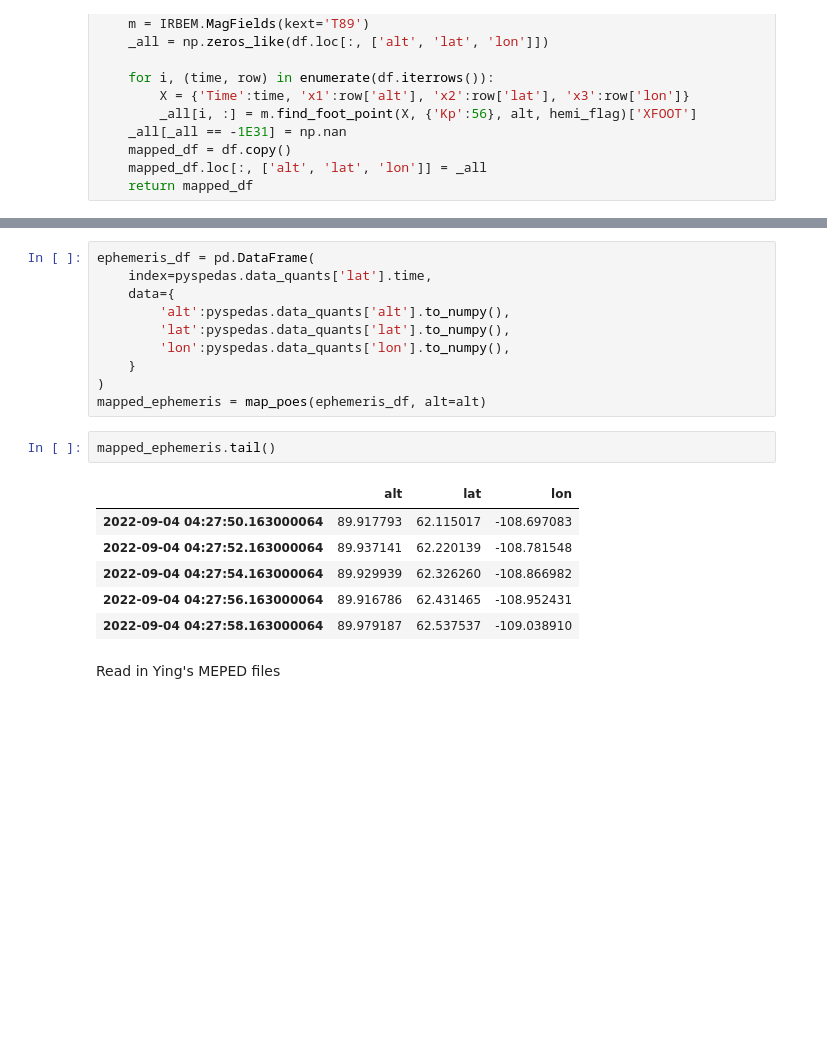
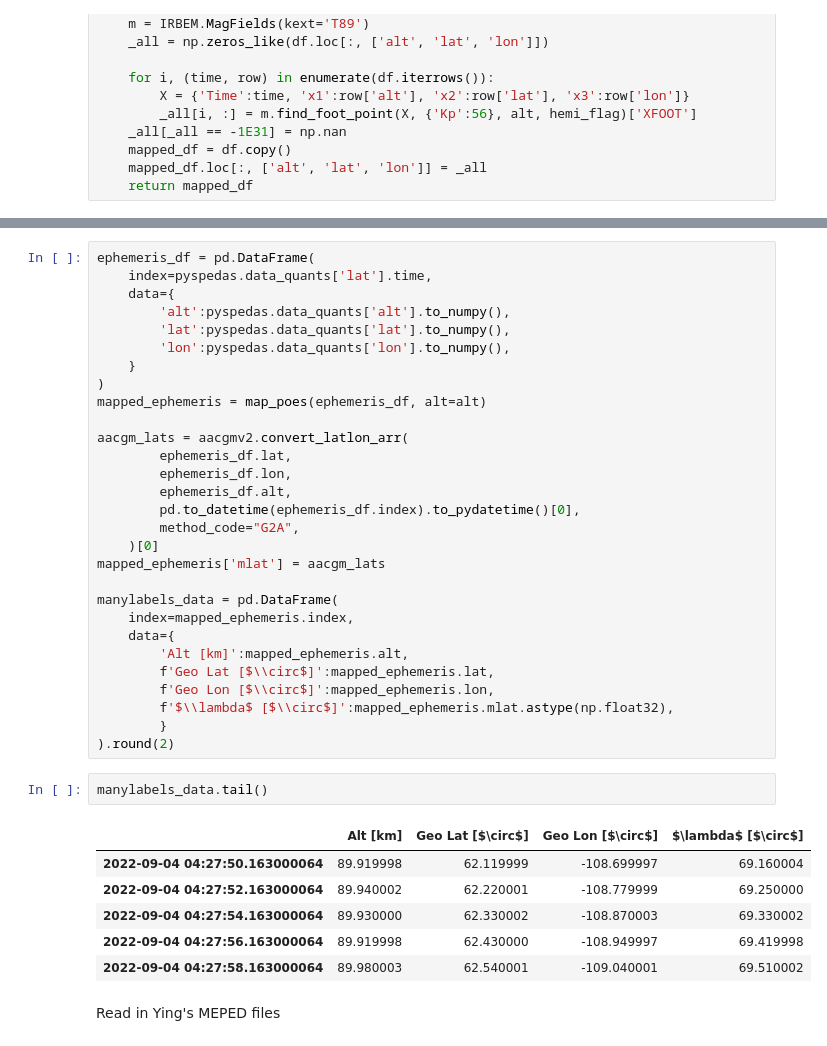
Before and after one commit to mshumko/elfinasi, a Jupyter notebook: src/20240904_substorm_study/20220904_0425_trex_poes_conjunction.ipynb, the cells around one changed output, grey strips where cells are left out. Cells and saved outputs as stored; diff of their text form; blank space fills up the shorter version.

```diff
--- a/src/20240904_substorm_study/20220904_0425_trex_poes_conjunction.ipynb
+++ b/src/20240904_substorm_study/20220904_0425_trex_poes_conjunction.ipynb
@@ -66,15 +67,34 @@ ephemeris_df = pd.DataFrame(
     }
 )
 mapped_ephemeris = map_poes(ephemeris_df, alt=alt)
+
+aacgm_lats = aacgmv2.convert_latlon_arr(
+        ephemeris_df.lat,
+        ephemeris_df.lon,
+        ephemeris_df.alt,
+        pd.to_datetime(ephemeris_df.index).to_pydatetime()[0],
+        method_code="G2A",
+    )[0]
+mapped_ephemeris['mlat'] = aacgm_lats
+
+manylabels_data = pd.DataFrame(
+    index=mapped_ephemeris.index,
+    data={
+        'Alt [km]':mapped_ephemeris.alt,
+        f'Geo Lat [$\\circ$]':mapped_ephemeris.lat,
+        f'Geo Lon [$\\circ$]':mapped_ephemeris.lon,
+        f'$\\lambda$ [$\\circ$]':mapped_ephemeris.mlat.astype(np.float32),
+        }
+).round(2)
 # %%
-mapped_ephemeris.tail()
+manylabels_data.tail()
 # %% [output]
-|  | alt | lat | lon |
-| 2022-09-04 04:27:50.163000064 | 89.917793 | 62.115017 | -108.697083 |
-| 2022-09-04 04:27:52.163000064 | 89.937141 | 62.220139 | -108.781548 |
-| 2022-09-04 04:27:54.163000064 | 89.929939 | 62.326260 | -108.866982 |
-| 2022-09-04 04:27:56.163000064 | 89.916786 | 62.431465 | -108.952431 |
-| 2022-09-04 04:27:58.163000064 | 89.979187 | 62.537537 | -109.038910 |
+|  | Alt [km] | Geo Lat [$\circ$] | Geo Lon [$\circ$] | $\lambda$ [$\circ$] |
+| 2022-09-04 04:27:50.163000064 | 89.919998 | 62.119999 | -108.699997 | 69.160004 |
+| 2022-09-04 04:27:52.163000064 | 89.940002 | 62.220001 | -108.779999 | 69.250000 |
+| 2022-09-04 04:27:54.163000064 | 89.930000 | 62.330002 | -108.870003 | 69.330002 |
+| 2022-09-04 04:27:56.163000064 | 89.919998 | 62.430000 | -108.949997 | 69.419998 |
+| 2022-09-04 04:27:58.163000064 | 89.980003 | 62.540001 | -109.040001 | 69.510002 |
 # %% [markdown]
 Read in Ying's MEPED files
 # %%
```
Also changed, not shown: parts of 7 cells of this notebook, 9 other files.
